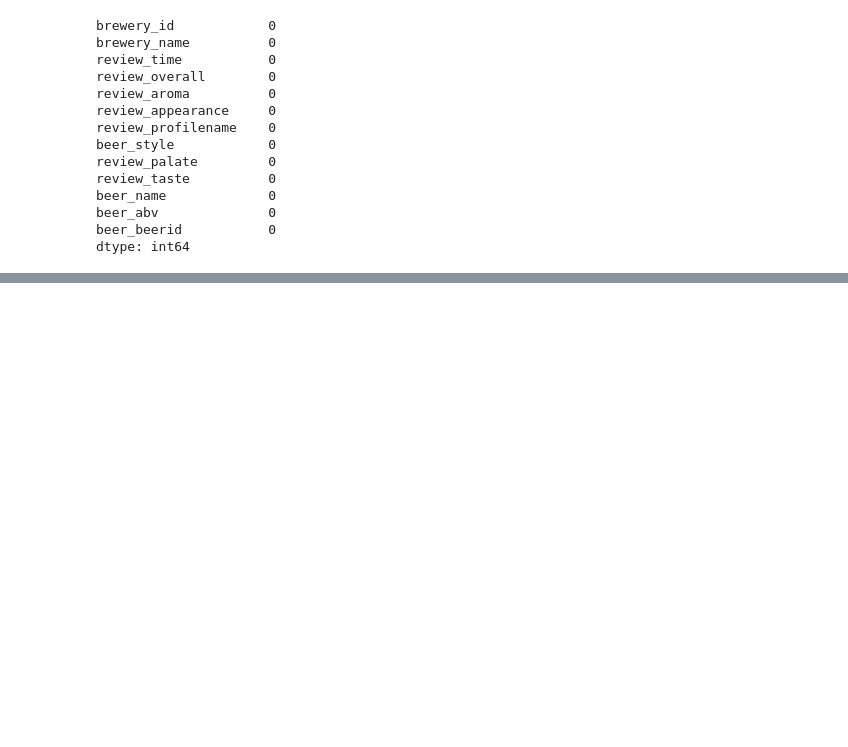
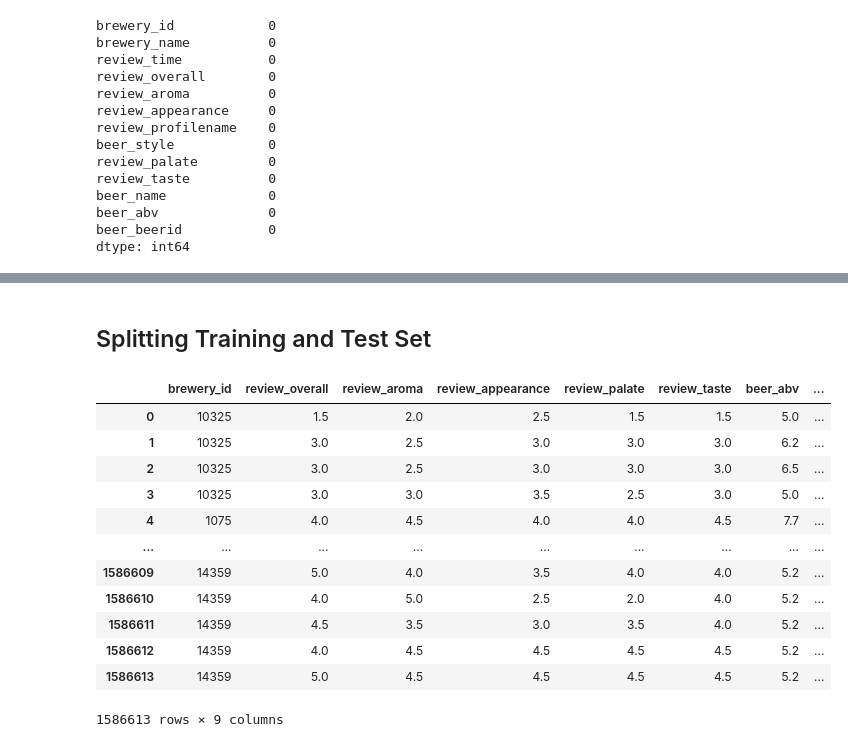
Before and after one commit to chrisizeh/ML-NN-Parameter-Search, a Jupyter notebook: src/Beer_Reviews.ipynb, the cells around one changed output, grey strips where cells are left out. Drawn from its saved outputs; the diff is of its cells as text; code cells hidden in the pictures; blank space fills up the shorter version.

```diff
--- a/src/Beer_Reviews.ipynb
+++ b/src/Beer_Reviews.ipynb
@@ -214,0 +189,2 @@ X
+# %% [markdown]
+## Splitting Training and Test Set
@@ -214,0 +202,26 @@ X
+# %%
+X = df.copy()
+X.drop('brewery_name', axis=1, inplace=True)
+X.drop('beer_name', axis=1, inplace=True)
+X.drop('beer_style', axis=1, inplace=True)
+X.drop('review_profilename', axis=1, inplace=True)
+X.drop('review_time', axis=1, inplace=True)
+
+y = df['class']
+X.drop('class', axis=1, inplace=True)
+# X = normalize(X, norm='l2')
+X
+# %% [output]
+|  | brewery_id | review_overall | review_aroma | review_appearance | review_palate | review_taste | beer_abv | ... |
+| 0 | 10325 | 1.5 | 2.0 | 2.5 | 1.5 | 1.5 | 5.0 | ... |
+| 1 | 10325 | 3.0 | 2.5 | 3.0 | 3.0 | 3.0 | 6.2 | ... |
+| 2 | 10325 | 3.0 | 2.5 | 3.0 | 3.0 | 3.0 | 6.5 | ... |
+| 3 | 10325 | 3.0 | 3.0 | 3.5 | 2.5 | 3.0 | 5.0 | ... |
+| 4 | 1075 | 4.0 | 4.5 | 4.0 | 4.0 | 4.5 | 7.7 | ... |
+| ... | ... | ... | ... | ... | ... | ... | ... | ... |
+| 1586609 | 14359 | 5.0 | 4.0 | 3.5 | 4.0 | 4.0 | 5.2 | ... |
+| 1586610 | 14359 | 4.0 | 5.0 | 2.5 | 2.0 | 4.0 | 5.2 | ... |
+| 1586611 | 14359 | 4.5 | 3.5 | 3.0 | 3.5 | 4.0 | 5.2 | ... |
+| 1586612 | 14359 | 4.0 | 4.5 | 4.5 | 4.5 | 4.5 | 5.2 | ... |
+| 1586613 | 14359 | 5.0 | 4.5 | 4.5 | 4.5 | 4.5 | 5.2 | ... |
+1586613 rows × 9 columns
```
Also changed, not shown: parts of 38 cells of this notebook.
